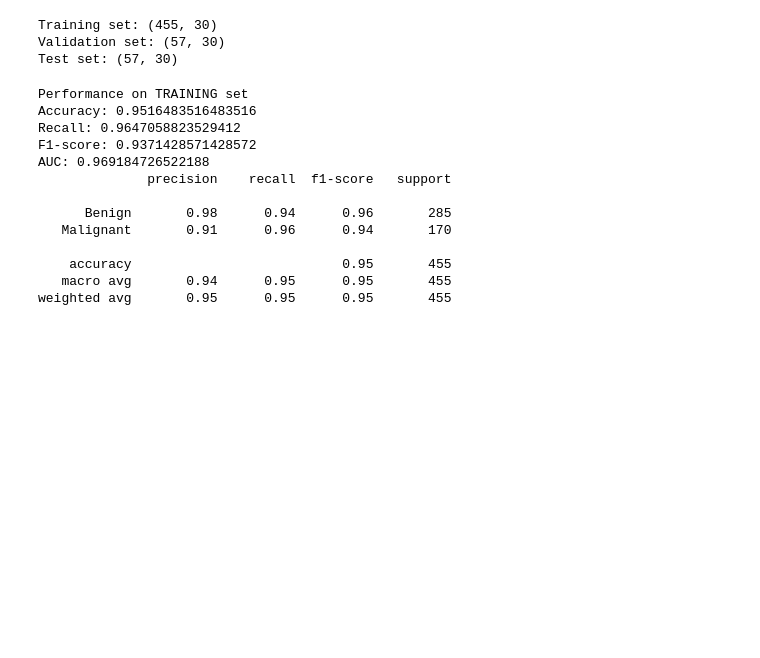
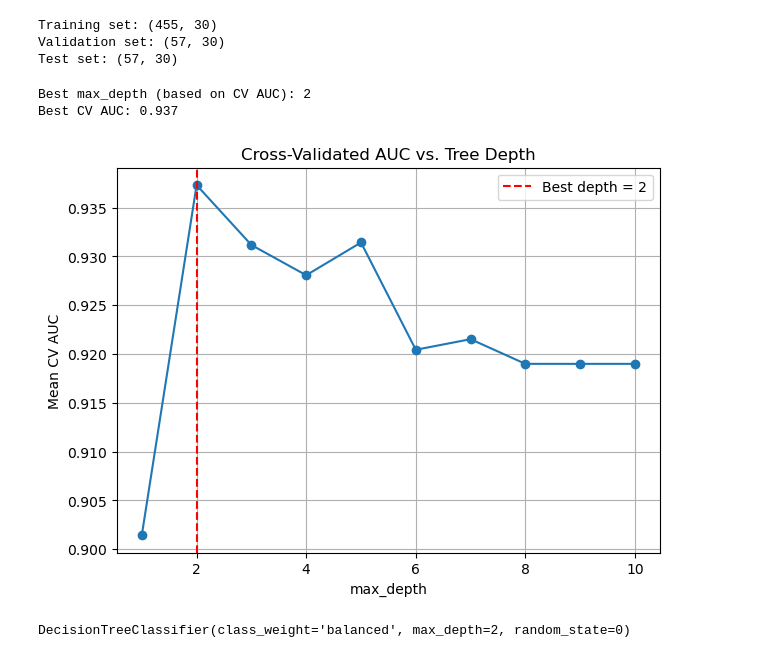
Before and after one commit to Duppal147/Stat-451, a Jupyter notebook: Stat 451 Decision Tree.ipynb, the cells around one changed output. Saved outputs shown, nothing was run; the diff lists cells and outputs as text; code cells hidden in the pictures; blank space fills up the shorter version.

```diff
--- a/Stat 451 Decision Tree.ipynb
+++ b/Stat 451 Decision Tree.ipynb
@@ -69,28 +70,46 @@ print("Test set:", X_test.shape)
 Training set: (455, 30)
 Validation set: (57, 30)
 Test set: (57, 30)
-# %%
-# train model on training
-y_train_pred = best_tree.predict(X_train)
-y_train_proba = best_tree.predict_proba(X_train)[:, 1]
-
-print("Performance on TRAINING set")
-print("Accuracy:", accuracy_score(y_train, y_train_pred))
-print("Recall:", recall_score(y_train, y_train_pred))
-print("F1-score:", f1_score(y_train, y_train_pred))
-print("AUC:", roc_auc_score(y_train, y_train_proba))
-print(classification_report(y_train, y_train_pred, target_names=['Benign', 'Malignant']))
-# %% [output]
-Performance on TRAINING set
-Accuracy: 0.9516483516483516
-Recall: 0.9647058823529412
-F1-score: 0.9371428571428572
-AUC: 0.969184726522188
-              precision    recall  f1-score   support
-
-      Benign       0.98      0.94      0.96       285
-   Malignant       0.91      0.96      0.94       170
-
-    accuracy                           0.95       455
-   macro avg       0.94      0.95      0.95       455
-weighted avg       0.95      0.95      0.95       455
+# %%
+from sklearn.model_selection import StratifiedKFold
+
+param_grid = {'max_depth': range(1, 11)}
+
+cv_strategy = StratifiedKFold(n_splits=5, shuffle=True, random_state=0)
+
+grid_search = GridSearchCV(
+    DecisionTreeClassifier(class_weight='balanced', random_state=0),
+    param_grid,
+    cv=cv_strategy,
+    scoring='roc_auc'
+)
+grid_search.fit(X_train, y_train)
+
+best_depth = grid_search.best_params_['max_depth']
+best_tree = grid_search.best_estimator_
+
+print(f"Best max_depth (based on CV AUC): {best_depth}")
+print(f"Best CV AUC: {round(grid_search.best_score_, 3)}")
+# %% [output]
+Best max_depth (based on CV AUC): 2
+Best CV AUC: 0.937
+# %%
+depths = param_grid['max_depth']
+mean_auc = grid_search.cv_results_['mean_test_score']
+
+plt.figure(figsize=(7, 5))
+plt.plot(list(depths), mean_auc, marker='o')
+plt.axvline(best_depth, color='red', linestyle='--', label=f'Best depth = {best_depth}')
+plt.xlabel('max_depth')
+plt.ylabel('Mean CV AUC')
+plt.title('Cross-Validated AUC vs. Tree Depth')
+plt.legend()
+plt.grid(True)
+plt.show()
+# %% [output]
+[figure, added]
+# %%
+best_tree = DecisionTreeClassifier(max_depth=best_depth, class_weight='balanced', random_state=0)
+best_tree.fit(X_train, y_train)
+# %% [output]
+DecisionTreeClassifier(class_weight='balanced', max_depth=2, random_state=0)
```
Also changed, not shown: parts of 10 cells of this notebook.
